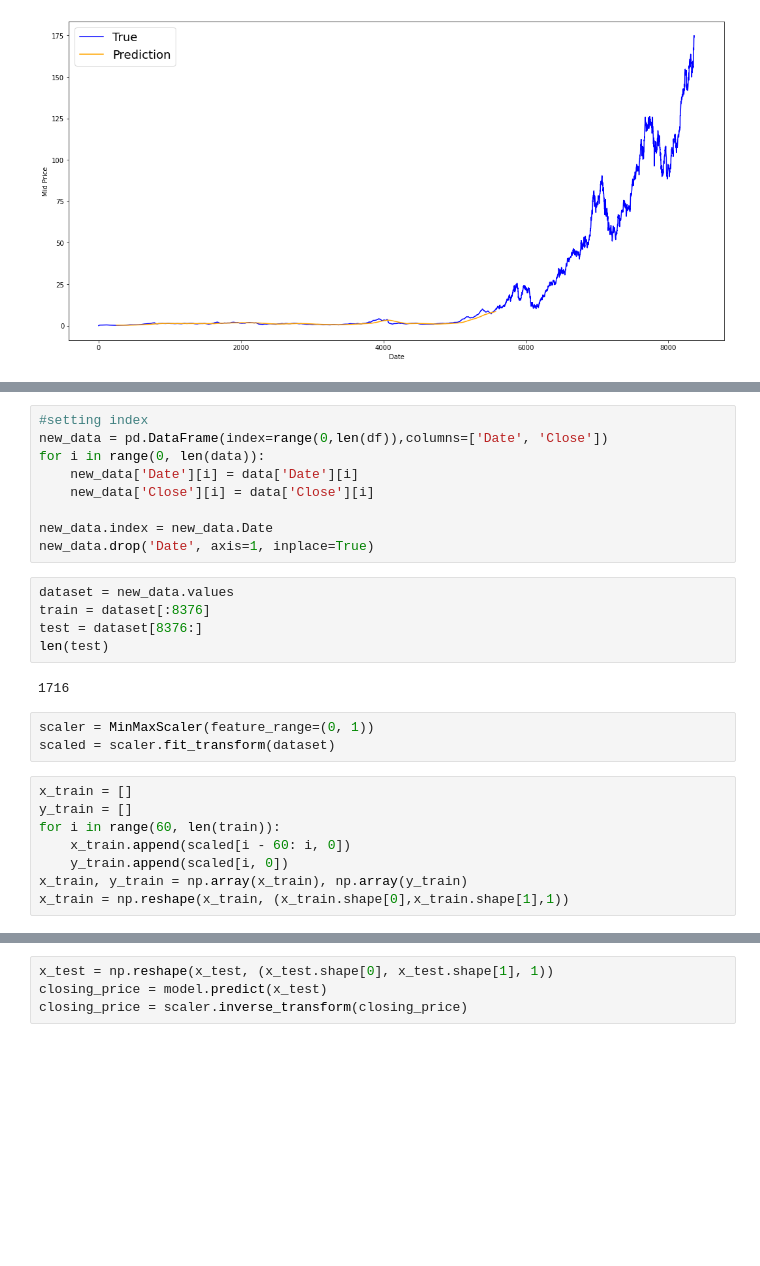
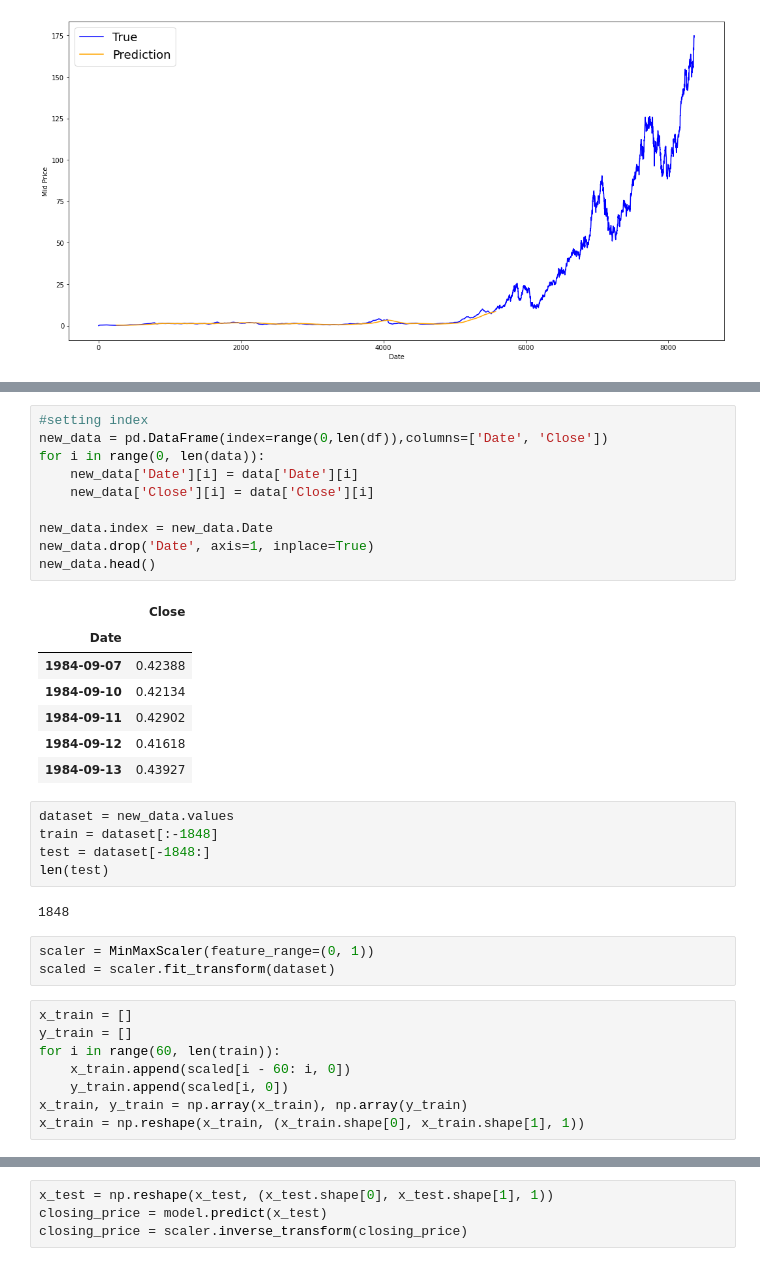
Before and after one commit to amevada9/Stock-Price-Predicter, a Jupyter notebook: Stock Price Predictor.ipynb, the cells around one changed output, grey strips where cells are left out. Saved outputs shown, nothing was run; the diff lists cells and outputs as text; blank space fills up the shorter version.

```diff
--- a/Stock Price Predictor.ipynb
+++ b/Stock Price Predictor.ipynb
@@ -119,19 +122,28 @@ print(len(data))
 # %%
 #setting index
 new_data = pd.DataFrame(index=range(0,len(df)),columns=['Date', 'Close'])
 for i in range(0, len(data)):
     new_data['Date'][i] = data['Date'][i]
     new_data['Close'][i] = data['Close'][i]
 
 new_data.index = new_data.Date
 new_data.drop('Date', axis=1, inplace=True)
+new_data.head()
+# %% [output]
+|  | Close |
+| Date |  |
+| 1984-09-07 | 0.42388 |
+| 1984-09-10 | 0.42134 |
+| 1984-09-11 | 0.42902 |
+| 1984-09-12 | 0.41618 |
+| 1984-09-13 | 0.43927 |
 # %%
 dataset = new_data.values
-train = dataset[:8376]
-test = dataset[8376:]
+train = dataset[:-1848]
+test = dataset[-1848:]
 len(test)
 # %% [output]
-1716
+1848
 # %%
 scaler = MinMaxScaler(feature_range=(0, 1))
 scaled = scaler.fit_transform(dataset)
@@ -142,7 +154,7 @@ for i in range(60, len(train)):
     x_train.append(scaled[i - 60: i, 0])
     y_train.append(scaled[i, 0])
 x_train, y_train = np.array(x_train), np.array(y_train)
-x_train = np.reshape(x_train, (x_train.shape[0],x_train.shape[1],1))
+x_train = np.reshape(x_train, (x_train.shape[0], x_train.shape[1], 1))
 # %%
 # Create the LSTM Model
 model = Sequential()
```
Also changed, not shown: parts of 18 cells of this notebook, 1 other file.
